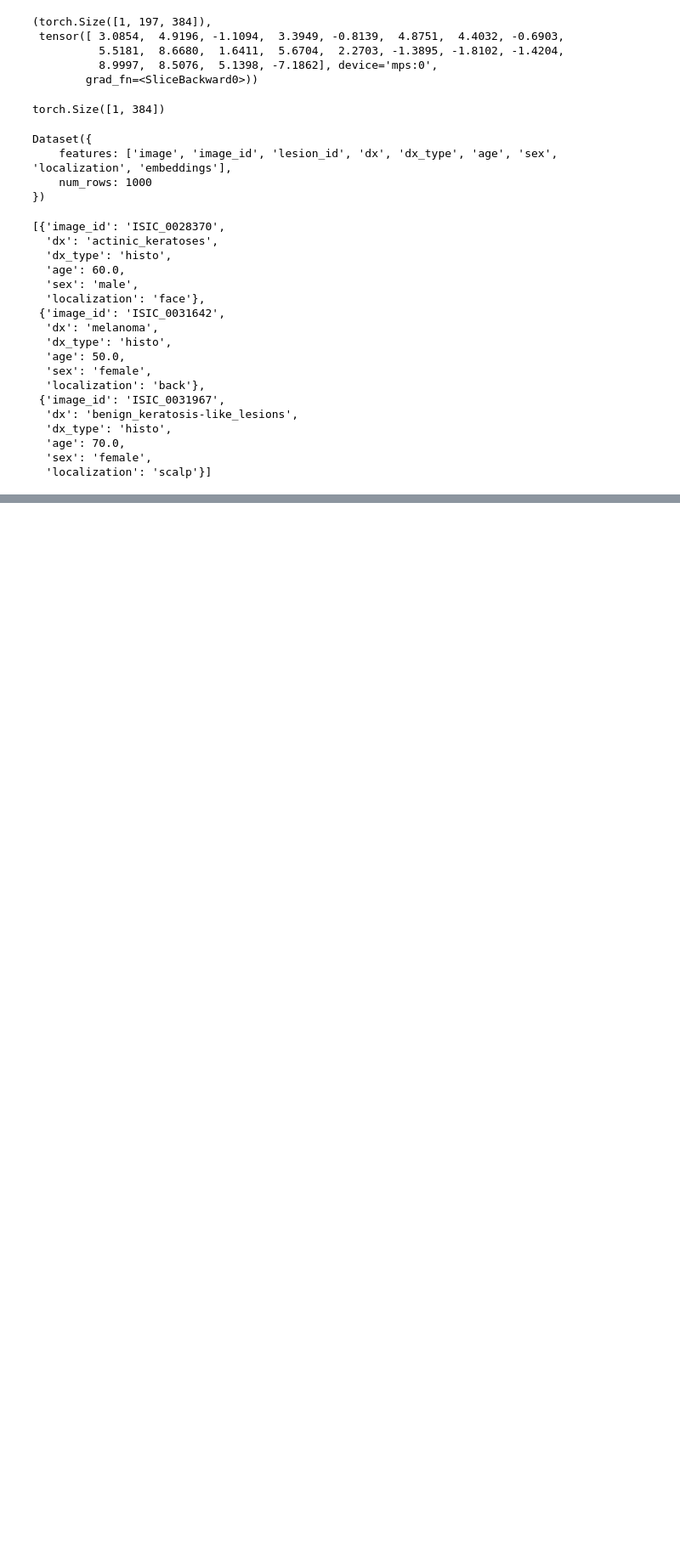
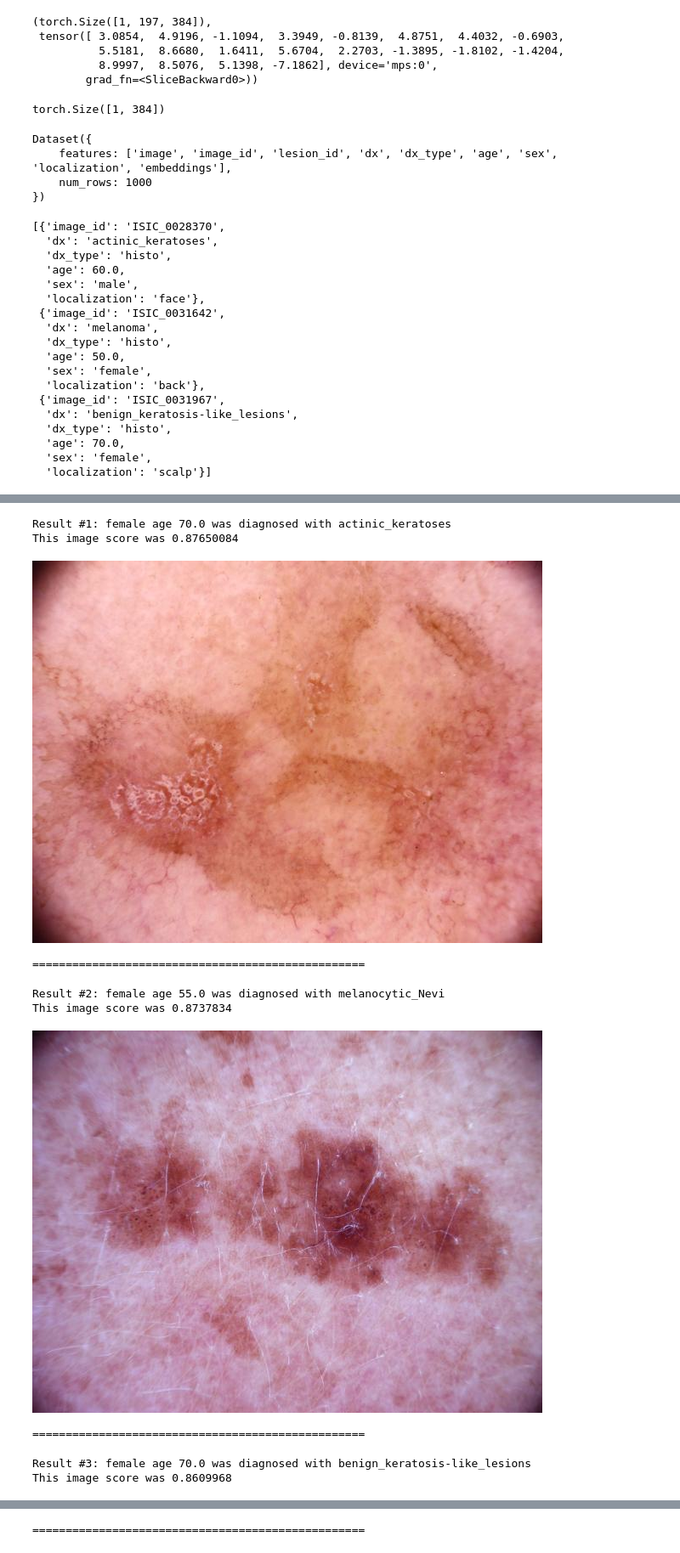
Before and after one commit to adaschevici/qdrant-protos, a Jupyter notebook: qdrant_and_images.ipynb, the cells around one changed output, grey strips where cells are left out. Shown at 85% size. Saved outputs shown, nothing was run; the diff lists cells and outputs as text; code cells hidden in the pictures; blank space fills up the shorter version.

Commit message:
Add similarity search for images

```diff
--- a/qdrant_and_images.ipynb
+++ b/qdrant_and_images.ipynb
@@ -143,3 +143,6 @@ payload[:3]
   'age': 70.0,
   'sex': 'female',
   'localization': 'scalp'}]
+# %%
+ids = list(range(dataset.num_rows))
+embeddings = np.load("vectors.npy").tolist()
@@ -145,0 +206,17 @@ payload[:3]
+# %%
+female_older_than_55 = models.Filter(
+    must=[
+        models.FieldCondition(key="sex", match=models.MatchValue(value="female")),
+    ],
+    should=[
+        models.FieldCondition(key="age", range=models.Range(lt=None, gt=None, gte=55.0, lte=None))
+    ]
+)
+# %%
+results = client.search(
+    collection_name=my_collection,
+    query_vector=one_embedding.mean(dim=1)[0].tolist(),
+    query_filter=female_older_than_55,
+    limit=10
+)
+results
@@ -145,0 +234,29 @@ payload[:3]
+# %%
+def see_images(results, top_k=5):
+    for i in range(top_k):
+        image_id = results[i].payload["image_id"]
+        score    = results[i].score
+        dx       = results[i].payload["dx"]
+        gender   = results[i].payload["sex"]
+        age      = results[i].payload["age"]
+        image    = dataset.filter(
+            lambda x: x == image_id, input_columns="image_id"
+        ).select_columns("image")[0]["image"]
+        print(f"Result #{i+1}: {gender} age {age} was diagnosed with {dx}")
+        print(f"This image score was {score}")
+        display(image)
+        print("=" * 50)
+        print()
+# %%
+see_images(results, 3)
+# %% [output]
+Result #1: female age 70.0 was diagnosed with actinic_keratoses
+This image score was 0.87650084
+[figure, added]
+==================================================
+Result #2: female age 55.0 was diagnosed with melanocytic_Nevi
+This image score was 0.8737834
+[figure, added]
+==================================================
+Result #3: female age 70.0 was diagnosed with benign_keratosis-like_lesions
+This image score was 0.8609968
@@ -145,0 +264 @@ payload[:3]
+==================================================
```
Also changed, not shown: parts of 7 cells of this notebook.
